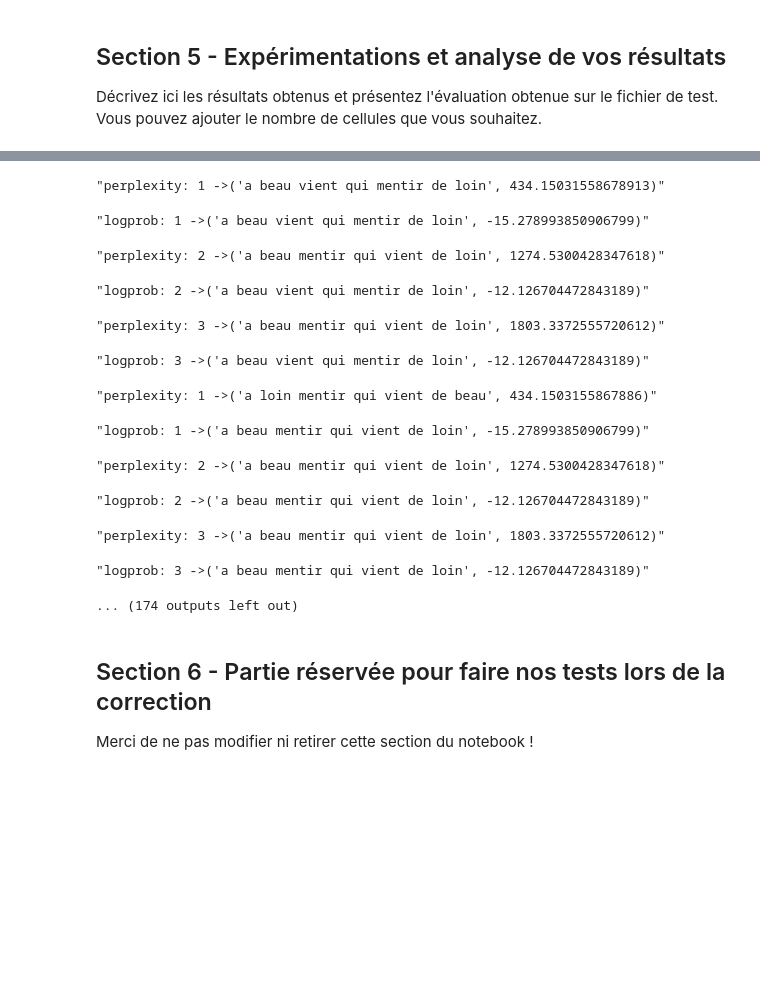
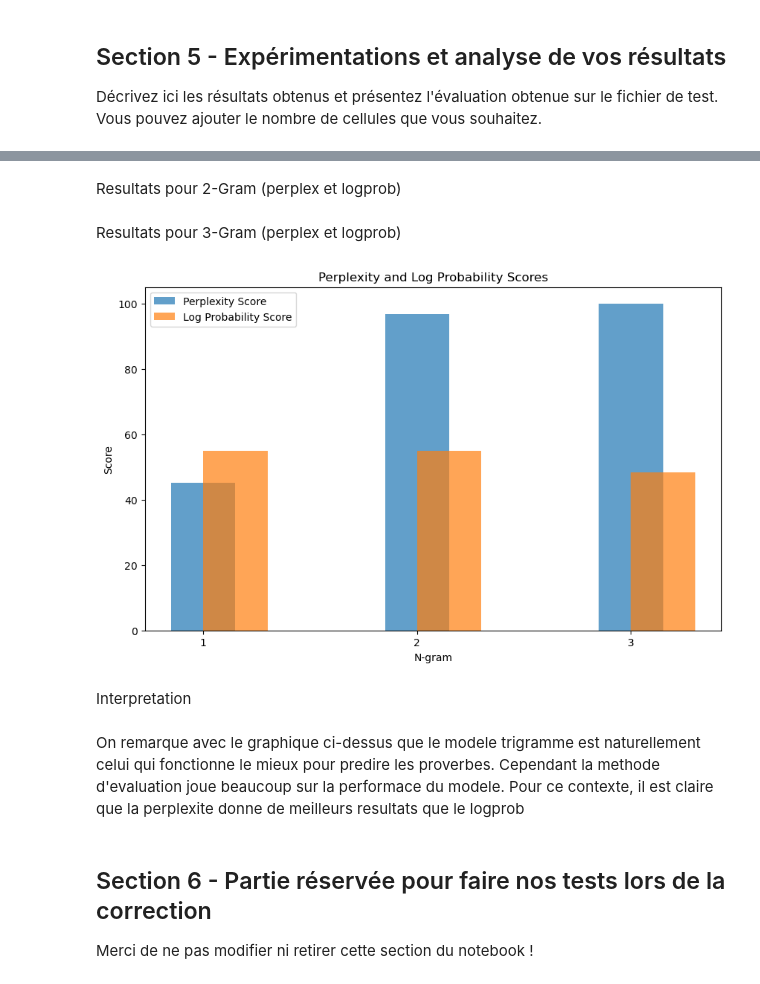
Before and after one commit to iyoussef1079/Travaux-pratiques-NLP, a Jupyter notebook: tp1_2023/tp1_2023/t2_completer_proverbes.ipynb, the cells around one changed output, grey strips where cells are left out. Drawn from its saved outputs; the diff is of its cells as text; code cells hidden in the pictures; blank space fills up the shorter version.

Commit message:
add interpretation tache 3

```diff
--- a/tp1_2023/tp1_2023/t2_completer_proverbes.ipynb
+++ b/tp1_2023/tp1_2023/t2_completer_proverbes.ipynb
@@ -283,0 +271,2 @@ Décrivez ici les résultats obtenus et présentez l'évaluation obtenue sur le
+# %% [markdown]
+Resultats pour 2-Gram (perplex et logprob)
@@ -284,22 +284,44 @@ Décrivez ici les résultats obtenus et présentez l'évaluation obtenue sur le
+# %% [markdown]
+Resultats pour 3-Gram (perplex et logprob)
+# %%
+perplex_score_3 = 0
+logprob_score_3 = 0
+for test in tests:
+    result_perplex = fill_masked_proverb(test['Masked'], test['Word_list'], n=3, criteria="perplexity")
+    result_logprob = fill_masked_proverb(test['Masked'], test['Word_list'], n=3, criteria="logprob")
+
+    if (result_perplex[0] == test['Proverb']):
+        perplex_score_3 += 1
+    if (result_logprob[0] == test['Proverb']):
+        logprob_score_3 += 1
 # %%
-for test in tests:
-    for i in range(1, 4):
-        display(f"perplexity: {i} ->" + str(fill_masked_proverb(test['Masked'], test['Word_list'], n=i, criteria="perplexity")))
-        display(f"logprob: {i} ->" + str(fill_masked_proverb(test['Masked'], test['Word_list'], n=i, criteria="logprob")))
+import matplotlib.pyplot as plt
+
+# Define the test cases and scores
+n_values = [1, 2, 3]
+perplex_scores = [(perplex_score/len(tests)) *100 , (perplex_score_2/len(tests)) *100 , (perplex_score_3/len(tests))*100 ]
+logprob_scores = [(logprob_score/len(tests)) *100, (logprob_score_2/len(tests)) *100 , (logprob_score_3/len(tests)) *100 ]
+
+# Create a bar chart for perplexity scores
+plt.figure(figsize=(10, 6))
+plt.bar(n_values, perplex_scores, width=0.3, label='Perplexity Score', align='center', alpha=0.7)
+plt.bar(n_values, logprob_scores, width=0.3, label='Log Probability Score', align='edge', alpha=0.7)
+
+# Add labels and legend
+plt.xlabel('N-gram')
+plt.ylabel('Score')
+plt.title('Perplexity and Log Probability Scores')
+plt.xticks(n_values)
+plt.legend()
+
+# Show the chart
+plt.show()
 # %% [output]
-"perplexity: 1 ->('a beau vient qui mentir de loin', 434.15031558678913)"
-"logprob: 1 ->('a beau vient qui mentir de loin', -15.278993850906799)"
-"perplexity: 2 ->('a beau mentir qui vient de loin', 1274.5300428347618)"
-"logprob: 2 ->('a beau vient qui mentir de loin', -12.126704472843189)"
-"perplexity: 3 ->('a beau mentir qui vient de loin', 1803.3372555720612)"
-"logprob: 3 ->('a beau vient qui mentir de loin', -12.126704472843189)"
-"perplexity: 1 ->('a loin mentir qui vient de beau', 434.1503155867886)"
-"logprob: 1 ->('a beau mentir qui vient de loin', -15.278993850906799)"
-"perplexity: 2 ->('a beau mentir qui vient de loin', 1274.5300428347618)"
-"logprob: 2 ->('a beau mentir qui vient de loin', -12.126704472843189)"
-"perplexity: 3 ->('a beau mentir qui vient de loin', 1803.3372555720612)"
-"logprob: 3 ->('a beau mentir qui vient de loin', -12.126704472843189)"
-... (174 outputs left out)
+[figure, added]
+# %% [markdown]
+Interpretation
+# %% [markdown]
+On remarque avec le graphique ci-dessus que le modele trigramme est naturellement celui qui fonctionne le mieux pour predire les proverbes. Cependant la methode d'evaluation joue beaucoup sur la performace du modele. Pour ce contexte, il est claire que la perplexite donne de meilleurs resultats que le logprob
 # %% [markdown]
 ## Section 6 - Partie réservée pour faire nos tests lors de la correction
 
```
Also changed, not shown: parts of 8 cells of this notebook, 1 other file.
